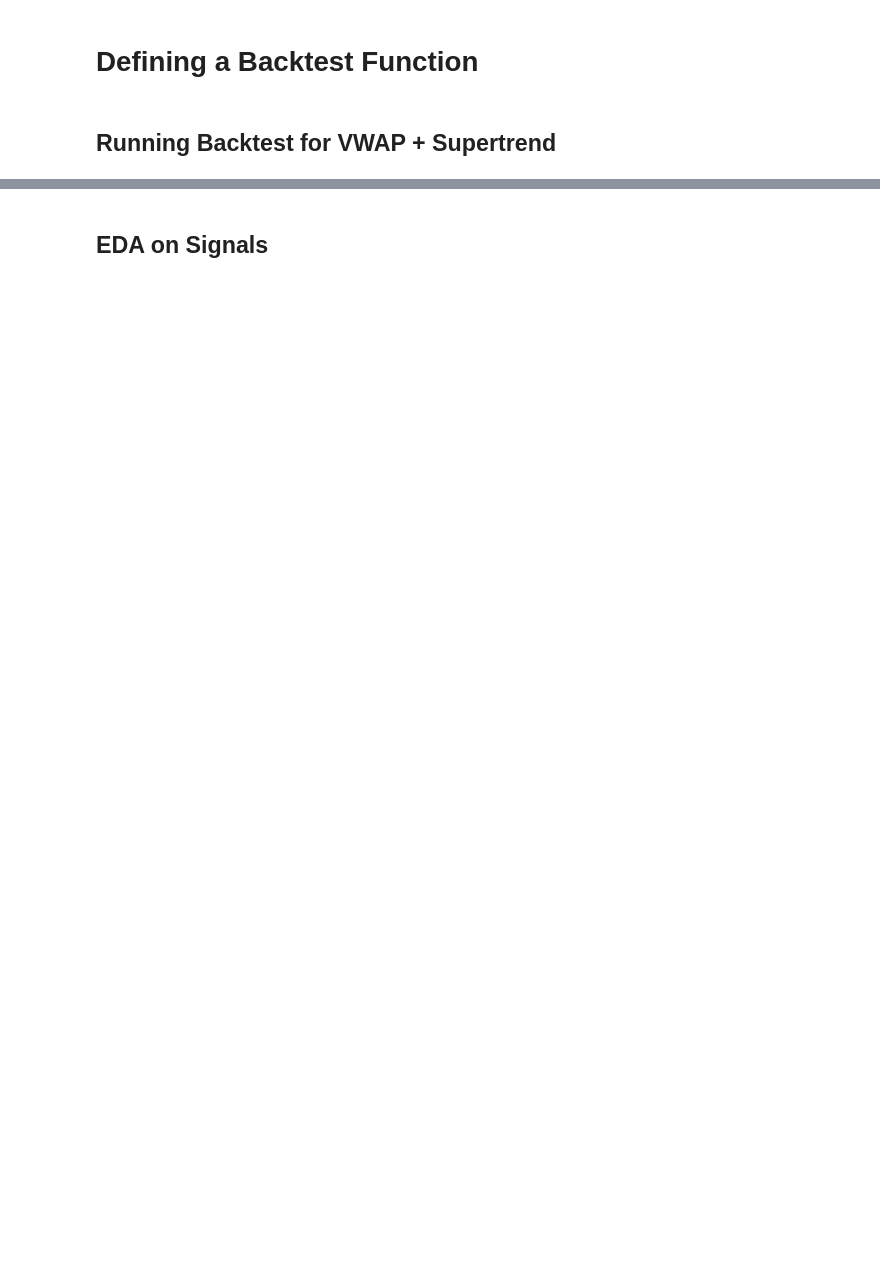
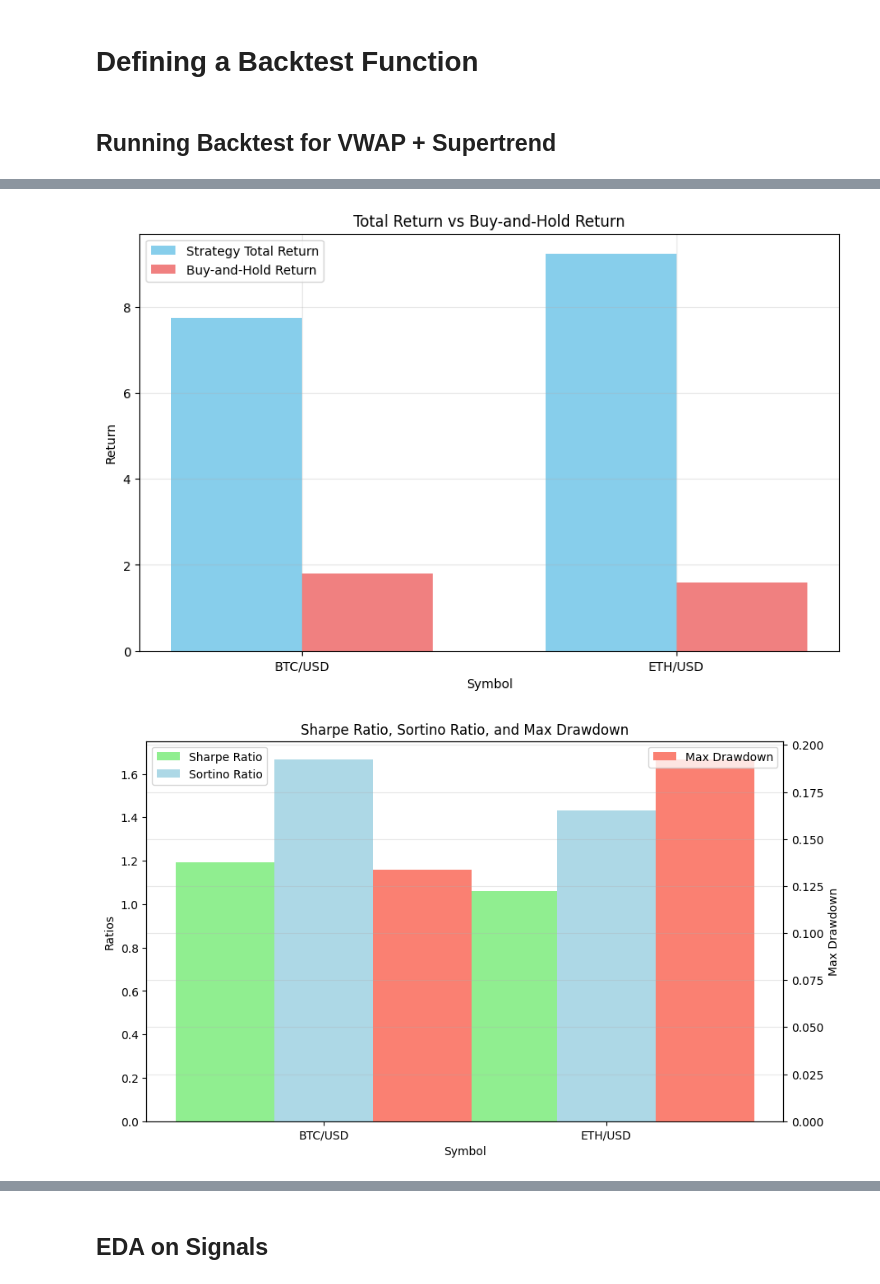
Before and after one commit to apostleoffinance/VWAP-ML-Portfolio-Optimization, a Jupyter notebook: notebooks/02_signal_generation.ipynb, the cells around one changed output, grey strips where cells are left out. Drawn from its saved outputs; the diff is of its cells as text; code cells hidden in the pictures; blank space fills up the shorter version.

```diff
--- a/notebooks/02_signal_generation.ipynb
+++ b/notebooks/02_signal_generation.ipynb
@@ -349,0 +313,67 @@ dtype: float64
+# %%
+# --- Visualize Performance Metrics ---
+# Convert performance dictionary to DataFrame for plotting
+performance_df = pd.DataFrame(performance_supertrend).T.reset_index()
+performance_df.columns = ['Symbol', 'Total Return', 'Sharpe Ratio', 'Sortino Ratio',
+                         'Max Drawdown', 'Number of Trades', 'Buy-and-Hold Return', 'Capital']
+
+# # Set style for better visuals
+# plt.style.use('seaborn')
+# sns.set_palette("husl")
+
+# 1. Bar Chart for Total Return and Buy-and-Hold Return
+plt.figure(figsize=(10, 6))
+bar_width = 0.35
+index = np.arange(len(performance_df['Symbol']))
+
+plt.bar(index, performance_df['Total Return'], bar_width, label='Strategy Total Return', color='skyblue')
+plt.bar(index + bar_width, performance_df['Buy-and-Hold Return'], bar_width, label='Buy-and-Hold Return', color='lightcoral')
+
+plt.xlabel('Symbol')
+plt.ylabel('Return')
+plt.title('Total Return vs Buy-and-Hold Return')
+plt.xticks(index + bar_width / 2, performance_df['Symbol'])
+plt.legend()
+plt.grid(True, alpha=0.3)
+plt.show()
+
+# 2. Bar Chart for Sharpe Ratio, Sortino Ratio, and Max Drawdown
+fig, ax1 = plt.subplots(figsize=(10, 6))
+
+ax1.bar(index, performance_df['Sharpe Ratio'], bar_width, label='Sharpe Ratio', color='lightgreen')
+ax1.bar(index + bar_width, performance_df['Sortino Ratio'], bar_width, label='Sortino Ratio', color='lightblue')
+ax2 = ax1.twinx()
+ax2.bar(index + 2 * bar_width, performance_df['Max Drawdown'], bar_width, label='Max Drawdown', color='salmon')
+
+ax1.set_xlabel('Symbol')
+ax1.set_ylabel('Ratios', color='black')
+ax2.set_ylabel('Max Drawdown', color='black')
+plt.title('Sharpe Ratio, Sortino Ratio, and Max Drawdown')
+plt.xticks(index + bar_width, performance_df['Symbol'])
+ax1.legend(loc='upper left')
+ax2.legend(loc='upper right')
+plt.grid(True, alpha=0.3)
+plt.show()
+
+# 3. Line Plot for Capital Growth (if stored in backtest)
+# Note: Modify backtest_strategy to store 'capital' in df_symbol if you want this plot
+# for symbols in Symbol:
+#     performance_df['capital'].plot(label=Symbol)
+# plt.title('Capital Growth Over Time')
+# plt.xlabel('Time')
+# plt.ylabel('Capital ($)')
+# plt.legend()
+# plt.grid(True)
+# plt.show()
+
+# 4. Number of Trades (Simple Bar Chart)
+plt.figure(figsize=(10, 6))
+plt.bar(performance_df['Symbol'], performance_df['Number of Trades'], color='purple', alpha=0.7)
+plt.xlabel('Symbol')
+plt.ylabel('Number of Trades')
+plt.title('Number of Trades per Symbol')
+plt.grid(True, alpha=0.3)
+plt.show()
+# %% [output]
+[figure, added]
+[figure, added]
```
Also changed, not shown: parts of 16 cells of this notebook, 11 other files.
